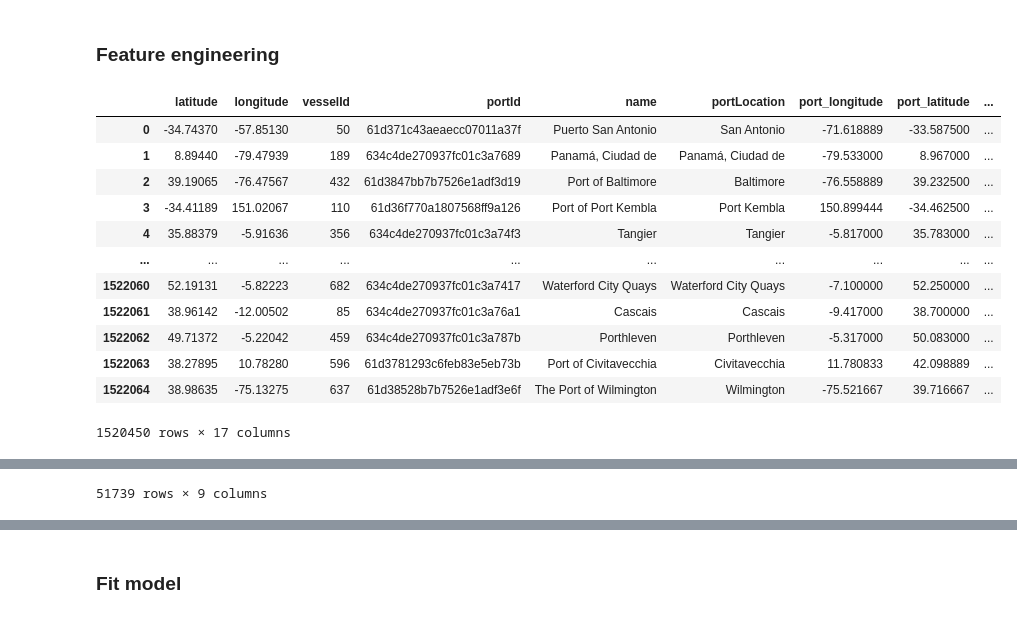
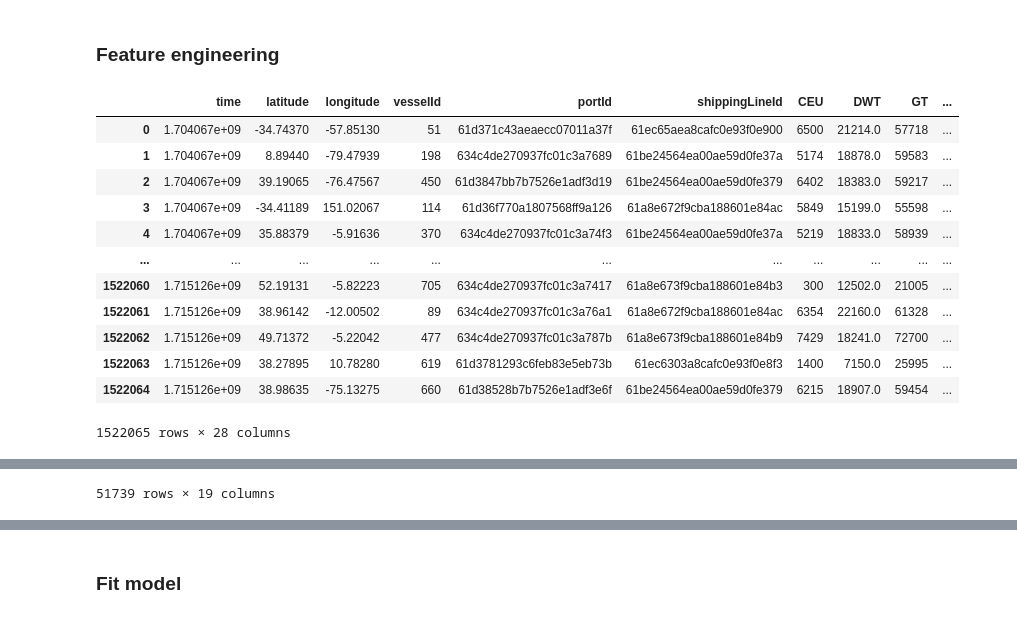
Before and after one commit to andrejvi/AIS-Vessel-Position-Prediction-ML, a Jupyter notebook: Main copy.ipynb, the cells around one changed output, grey strips where cells are left out. Saved outputs shown, nothing was run; the diff lists cells and outputs as text; code cells hidden in the pictures.

```diff
--- a/Main copy.ipynb
+++ b/Main copy.ipynb
@@ -27,9 +27,23 @@ vessels_df = pd.read_csv('data/vessels.csv', sep='|')
 # rename longitude and latitude in ports
 ports_df = ports_df.rename(columns={'longitude': 'port_longitude', 'latitude': 'port_latitude'})
 
+# merge vessel and train data
+train_df = pd.merge(train_df, vessels_df, on='vesselId', how='left')
+test_df = pd.merge(test_df, vessels_df, on='vesselId', how='left')
+
+# Drop columns that are not useful |"NT"|"depth"|"draft"|"enginePower"|"freshWater"|"fuel"|"homePort"|"maxHeight"|"maxSpeed"|"maxWidth"|"rampCapacity"|
+train_df = train_df.drop(['NT', 'depth', 'draft', 'enginePower', 'freshWater', 'fuel', 'homePort', 'maxHeight', 'maxSpeed', 'maxWidth', 'rampCapacity'], axis=1)
+test_df = test_df.drop(['scaling_factor','NT', 'depth', 'draft', 'enginePower', 'freshWater', 'fuel', 'homePort', 'maxHeight', 'maxSpeed', 'maxWidth', 'rampCapacity'], axis=1)
+
+# Fill missing values in test data
+test_df['DWT'] = test_df['DWT'].fillna(test_df['DWT'].mean())
+test_df['vesselType'] = test_df['vesselType'].fillna(test_df['vesselType'].mode()[0])
+test_df['breadth'] = test_df['breadth'].fillna(test_df['breadth'].mean())
+
 #vessel0 = train_df['vesselId'][0]
 original_train_df = train_df.copy(deep = True)
 original_test_df = test_df.copy(deep = True)
 
 display(train_df.head())
+display(test_df.head())
 # %% [output]
@@ -42,16 +62,15 @@ display(train_df.head())
 # %% [markdown]
 ### Pre-prosessering
 # %%
-train_df = pd.read_csv('data/ais_train.csv', sep='|')
-test_df = pd.read_csv('data/ais_test.csv')
-
 # Drop columns that are not in the test data
 train_df = train_df.drop(columns=['cog', 'sog', 'rot', 'heading', 'etaRaw', 'navstat'])
 
 # Label encode the vesselId
-le = LabelEncoder()
-train_df['vesselId'] = le.fit_transform(train_df['vesselId'])
-test_df['vesselId'] = le.transform(test_df['vesselId'])
+le_vesselId = LabelEncoder()
+le_vesselId.fit(pd.concat([train_df['vesselId'], vessels_df['vesselId']]))
+train_df['vesselId'] = le_vesselId.transform(train_df['vesselId'])
+test_df['vesselId'] = le_vesselId.transform(test_df['vesselId'])
+vessels_df['vesselId'] = le_vesselId.transform(vessels_df['vesselId'])
 
 # Navstat 0 and 8 means the vessel is moving
 #train_df['Moored'] = train_df['navstat'].apply(lambda x: False if x in [0, 8] else True)
@@ -60,8 +79,13 @@ test_df['vesselId'] = le.transform(test_df['vesselId'])
 # merge port data with train data
 train_df = pd.merge(train_df, ports_df, how='left', left_on='portId', right_on='portId')
 
-# Remove nan
-train_df = train_df.dropna()
+# check nan values
+print(train_df.isna().sum())
+print(test_df.isna().sum())
+
+# Fill missing values in train data
+train_df['port_longitude'] = train_df['port_longitude'].fillna(train_df['port_longitude'].mean())
+train_df['port_latitude'] = train_df['port_latitude'].fillna(train_df['port_latitude'].mean())
 
 
 # Convert timestamps to datetime
@@ -101,42 +142,47 @@ display(test_df)
 ### Feature engineering
 # %%
 def convert_time_to_features(df):
+    df['minute'] = df['time'].dt.minute
     df['hour'] = df['time'].dt.hour
     df['weekday'] = df['time'].dt.weekday
     df['month'] = df['time'].dt.month
     df['day'] = df['time'].dt.day
 
     df['time'] = df['time'].astype(int) / 10**9
 
     # Add sinusoidal features for seasonality
+    df['sin_minute'] = np.sin(2 * np.pi * df['minute'] / 60)
+    df['cos_minute'] = np.cos(2 * np.pi * df['minute'] / 60)
     df['sin_hour'] = np.sin(2 * np.pi * df['hour'] / 24)
     df['cos_hour'] = np.cos(2 * np.pi * df['hour'] / 24)
     df['sin_weekday'] = np.sin(2 * np.pi * df['weekday'] / 7)
     df['cos_weekday'] = np.cos(2 * np.pi * df['weekday'] / 7)
     df['sin_month'] = np.sin(2 * np.pi * df['month'] / 12)
     df['cos_month'] = np.cos(2 * np.pi * df['month'] / 12)
+    df['sin_day'] = np.sin(2 * np.pi * df['day'] / 31)
+    df['cos_day'] = np.cos(2 * np.pi * df['day'] / 31)
 
-    df = df.drop(columns=['hour', 'weekday', 'month', 'day'])
+    df = df.drop(columns=['hour', 'weekday', 'month', 'day', 'minute'])
     return df
 
 # Apply the function to train_df and test_df
 train_df = convert_time_to_features(train_df)
 test_df = convert_time_to_features(test_df)
 
 
 display(train_df)
 display(test_df)
 # %% [output]
-|  | latitude | longitude | vesselId | portId | name | portLocation | port_longitude | port_latitude | ... |
-| 0 | -34.74370 | -57.85130 | 50 | 61d371c43aeaecc07011a37f | Puerto San Antonio | San Antonio | -71.618889 | -33.587500 | ... |
-| 1 | 8.89440 | -79.47939 | 189 | 634c4de270937fc01c3a7689 | Panamá, Ciudad de | Panamá, Ciudad de | -79.533000 | 8.967000 | ... |
-| 2 | 39.19065 | -76.47567 | 432 | 61d3847bb7b7526e1adf3d19 | Port of Baltimore | Baltimore | -76.558889 | 39.232500 | ... |
-| 3 | -34.41189 | 151.02067 | 110 | 61d36f770a1807568ff9a126 | Port of Port Kembla | Port Kembla | 150.899444 | -34.462500 | ... |
-| 4 | 35.88379 | -5.91636 | 356 | 634c4de270937fc01c3a74f3 | Tangier | Tangier | -5.817000 | 35.783000 | ... |
-| ... | ... | ... | ... | ... | ... | ... | ... | ... | ... |
-| 1522060 | 52.19131 | -5.82223 | 682 | 634c4de270937fc01c3a7417 | Waterford City Quays | Waterford City Quays | -7.100000 | 52.250000 | ... |
-| 1522061 | 38.96142 | -12.00502 | 85 | 634c4de270937fc01c3a76a1 | Cascais | Cascais | -9.417000 | 38.700000 | ... |
-| 1522062 | 49.71372 | -5.22042 | 459 | 634c4de270937fc01c3a787b | Porthleven | Porthleven | -5.317000 | 50.083000 | ... |
-| 1522063 | 38.27895 | 10.78280 | 596 | 61d3781293c6feb83e5eb73b | Port of Civitavecchia | Civitavecchia | 11.780833 | 42.098889 | ... |
-| 1522064 | 38.98635 | -75.13275 | 637 | 61d38528b7b7526e1adf3e6f | The Port of Wilmington | Wilmington | -75.521667 | 39.716667 | ... |
+|  | time | latitude | longitude | vesselId | portId | shippingLineId | CEU | DWT | GT | ... |
+| 0 | 1.704067e+09 | -34.74370 | -57.85130 | 51 | 61d371c43aeaecc07011a37f | 61ec65aea8cafc0e93f0e900 | 6500 | 21214.0 | 57718 | ... |
+| 1 | 1.704067e+09 | 8.89440 | -79.47939 | 198 | 634c4de270937fc01c3a7689 | 61be24564ea00ae59d0fe37a | 5174 | 18878.0 | 59583 | ... |
+| 2 | 1.704067e+09 | 39.19065 | -76.47567 | 450 | 61d3847bb7b7526e1adf3d19 | 61be24564ea00ae59d0fe379 | 6402 | 18383.0 | 59217 | ... |
+| 3 | 1.704067e+09 | -34.41189 | 151.02067 | 114 | 61d36f770a1807568ff9a126 | 61a8e672f9cba188601e84ac | 5849 | 15199.0 | 55598 | ... |
+| 4 | 1.704067e+09 | 35.88379 | -5.91636 | 370 | 634c4de270937fc01c3a74f3 | 61be24564ea00ae59d0fe37a | 5219 | 18833.0 | 58939 | ... |
+| ... | ... | ... | ... | ... | ... | ... | ... | ... | ... | ... |
+| 1522060 | 1.715126e+09 | 52.19131 | -5.82223 | 705 | 634c4de270937fc01c3a7417 | 61a8e673f9cba188601e84b3 | 300 | 12502.0 | 21005 | ... |
+| 1522061 | 1.715126e+09 | 38.96142 | -12.00502 | 89 | 634c4de270937fc01c3a76a1 | 61a8e672f9cba188601e84ac | 6354 | 22160.0 | 61328 | ... |
+| 1522062 | 1.715126e+09 | 49.71372 | -5.22042 | 477 | 634c4de270937fc01c3a787b | 61a8e673f9cba188601e84b9 | 7429 | 18241.0 | 72700 | ... |
+| 1522063 | 1.715126e+09 | 38.27895 | 10.78280 | 619 | 61d3781293c6feb83e5eb73b | 61ec6303a8cafc0e93f0e8f3 | 1400 | 7150.0 | 25995 | ... |
+| 1522064 | 1.715126e+09 | 38.98635 | -75.13275 | 660 | 61d38528b7b7526e1adf3e6f | 61be24564ea00ae59d0fe379 | 6215 | 18907.0 | 59454 | ... |
-1520450 rows × 17 columns
+1522065 rows × 28 columns
@@ -155,4 +201,4 @@ display(test_df)
-51739 rows × 9 columns
+51739 rows × 19 columns
 # %%
 from sklearn.preprocessing import LabelEncoder
 import pandas as pd
```
Also changed, not shown: parts of 15 cells of this notebook, 3 other files.
